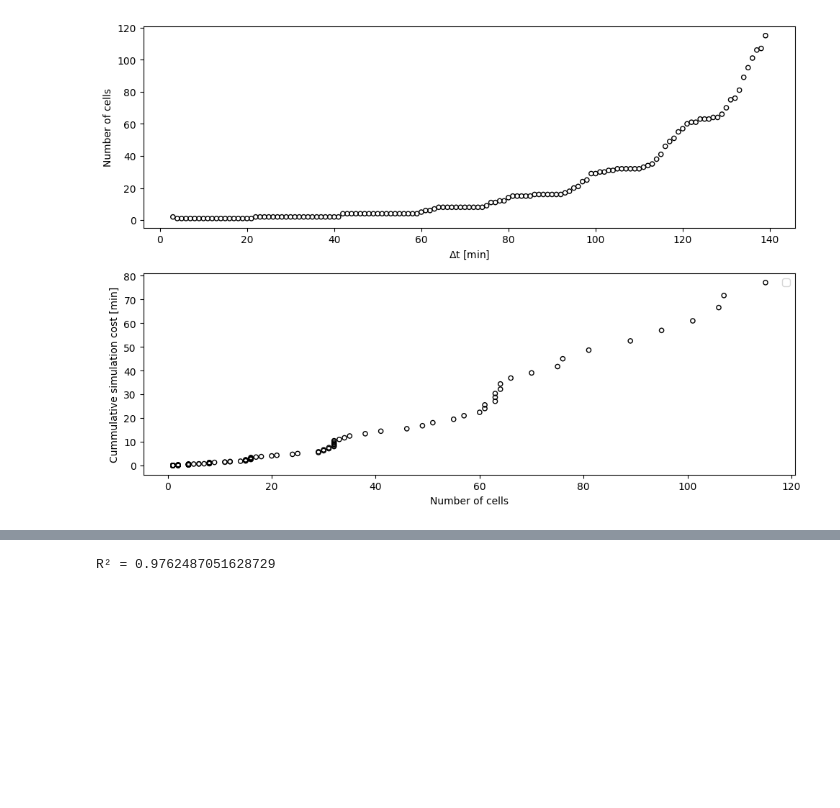
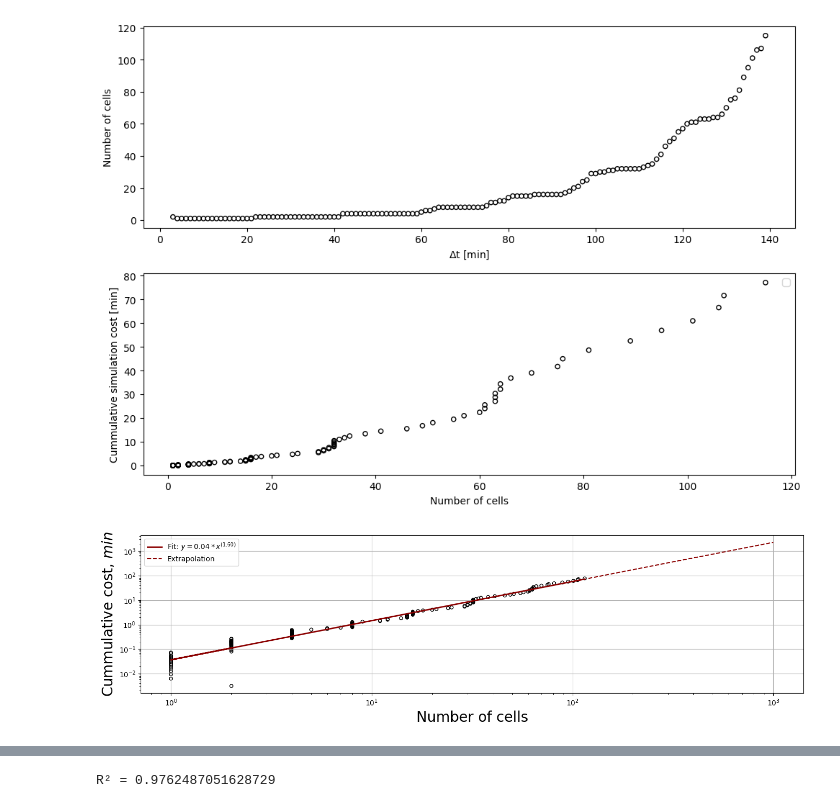
Before and after one commit to smegason/Goo, a Jupyter notebook: _notebooks/rendering_time.ipynb, the cells around one changed output, grey strips where cells are left out. Cells and saved outputs as stored; diff of their text form; code cells hidden in the pictures; blank space fills up the shorter version.

```diff
--- a/_notebooks/rendering_time.ipynb
+++ b/_notebooks/rendering_time.ipynb
@@ -447,3 +497,88 @@ No artists with labels found to put in legend.  Note that artists whose label st
 137
 R² = 0.9865047467450532
 [figure]
+# %%
+import json
+import matplotlib.pyplot as plt
+import numpy as np
+from sklearn.linear_model import LinearRegression
+
+# Plot simulation time per frame
+with open("/Users/antoine/Harvard/MegasonLab/GPU_backup/AntoineRuzette/goo/data/division/20240304_desynchronized_division/20240304_desynchronized_division_2_times.json", 'r') as f:
+    times1 = json.load(f)
+with open("/Users/antoine/Harvard/MegasonLab/GPU_backup/AntoineRuzette/goo/data/division/20240304_desynchronized_division/20240304_desynchronized_division_2_frame_cells.json", 'r') as f:
+    cells1 = json.load(f)
+
+# Extract X and Y data for fitting
+X_frame = np.array([int(frame) for frame in times1.keys()])
+simulation_cost = np.array(list(times1.values()))
+simulation_cost = [cost / 60 for cost in simulation_cost]
+
+# Initialize a dictionary to store the number of cells at each frame
+cells_per_frame = {}
+
+# Iterate over each cell
+for cell, frames in cells1.items():
+    # Iterate over the frames the cell appears in
+    for frame in frames:
+        # If the frame is not already in the dictionary, add it with a count of 1
+        # Otherwise, increment the count
+        if frame not in cells_per_frame:
+            cells_per_frame[frame] = 1
+        else:
+            cells_per_frame[frame] += 1
+# Extract simulation cost and number of cells
+num_cells = list(cells_per_frame.values())
+
+# Fit a straight line to the data with forcing the line to pass through the origin
+X = np.array(num_cells[:-2]).reshape(-1, 1)  # Reshape to fit sklearn's input format
+y = np.array(simulation_cost)
+
+# Transforming data to log-log scale
+X_log = np.log(X)
+y_log = np.log(y)
+
+model = LinearRegression().fit(X_log, y_log)
+
+# Coefficients
+m = model.coef_[0]
+b = model.intercept_
+
+
+# Predicted values
+y_pred_log = model.predict(X_log)
+
+# Transforming back to original scale
+y_pred = np.exp(y_pred_log)
+
+# Plot
+plt.figure(figsize=(14, 4))
+plt.scatter(num_cells[:-2], simulation_cost, s=20, color='black', marker='o', facecolors='none', edgecolors='black')
+plt.plot(X, y_pred, color='darkred', linewidth=2, label=rf'Fit: $y = {np.exp(b):.2f} * x^{{({m:.2f})}}$')
+
+# Number of cells to predict up to
+num_cells_predict = np.arange(120, 1001)
+
+# Transform the prediction data to log scale
+X_predict_log = np.log(num_cells_predict.reshape(-1, 1))
+
+# Predict the computational cost
+y_predict_log = model.predict(X_predict_log)
+
+# Transform the predicted values back to original scale
+y_predict = np.exp(y_predict_log)
+
+# Plot
+plt.plot(num_cells_predict, y_predict, color='darkred', linestyle='--', label='Extrapolation')
+plt.xlabel('Number of cells', fontsize=20)
+plt.ylabel(r'Cummulative cost, $min$', fontsize=20)
+plt.xscale('log')
+plt.yscale('log')
+plt.legend(loc='upper left')
+
+plt.grid(True)
+plt.tight_layout()
+plt.savefig('/Users/antoine/Harvard/MegasonLab/presentations/20240408_Goo_RA_symposium/simulation_cost_and_cumulative_cost.png', dpi=300)
+plt.show()
+# %% [output]
+[figure, added]
```
Also changed, not shown: parts of 3 cells of this notebook, 5 other files.
